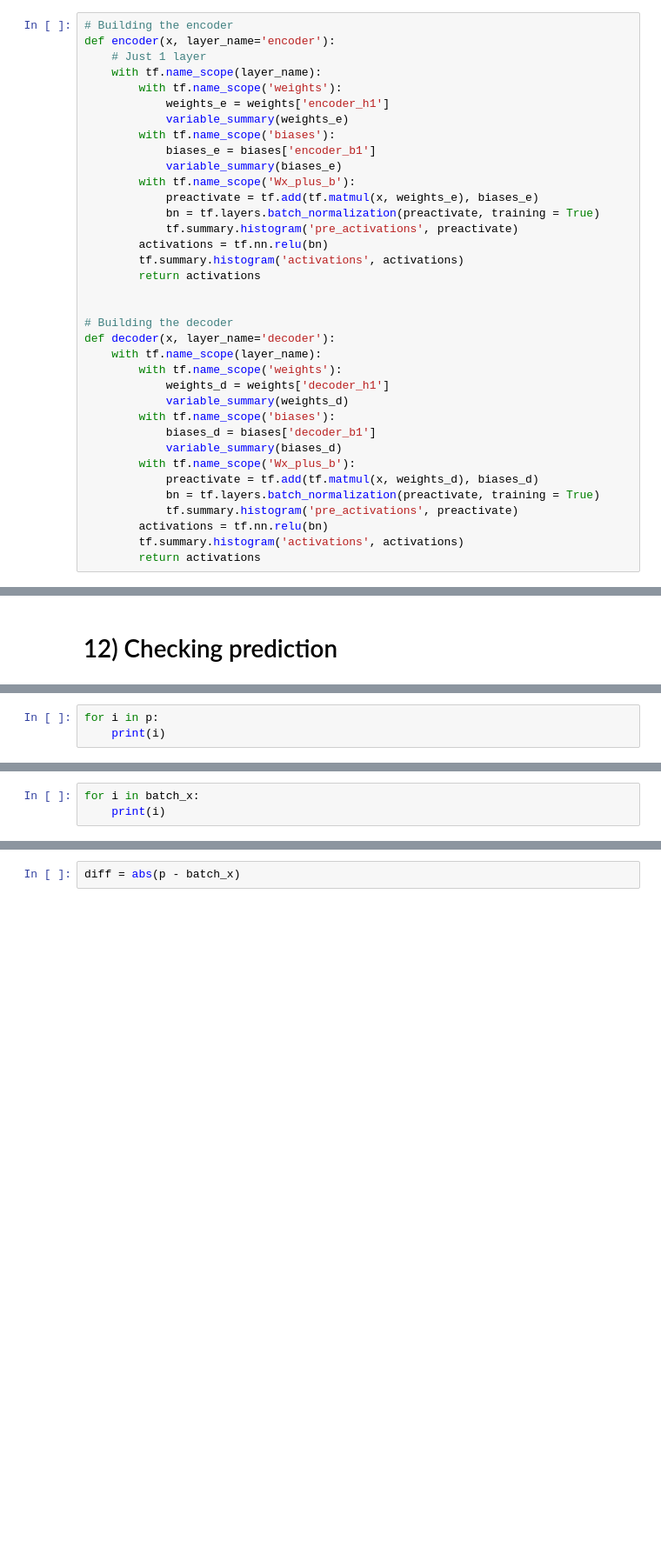
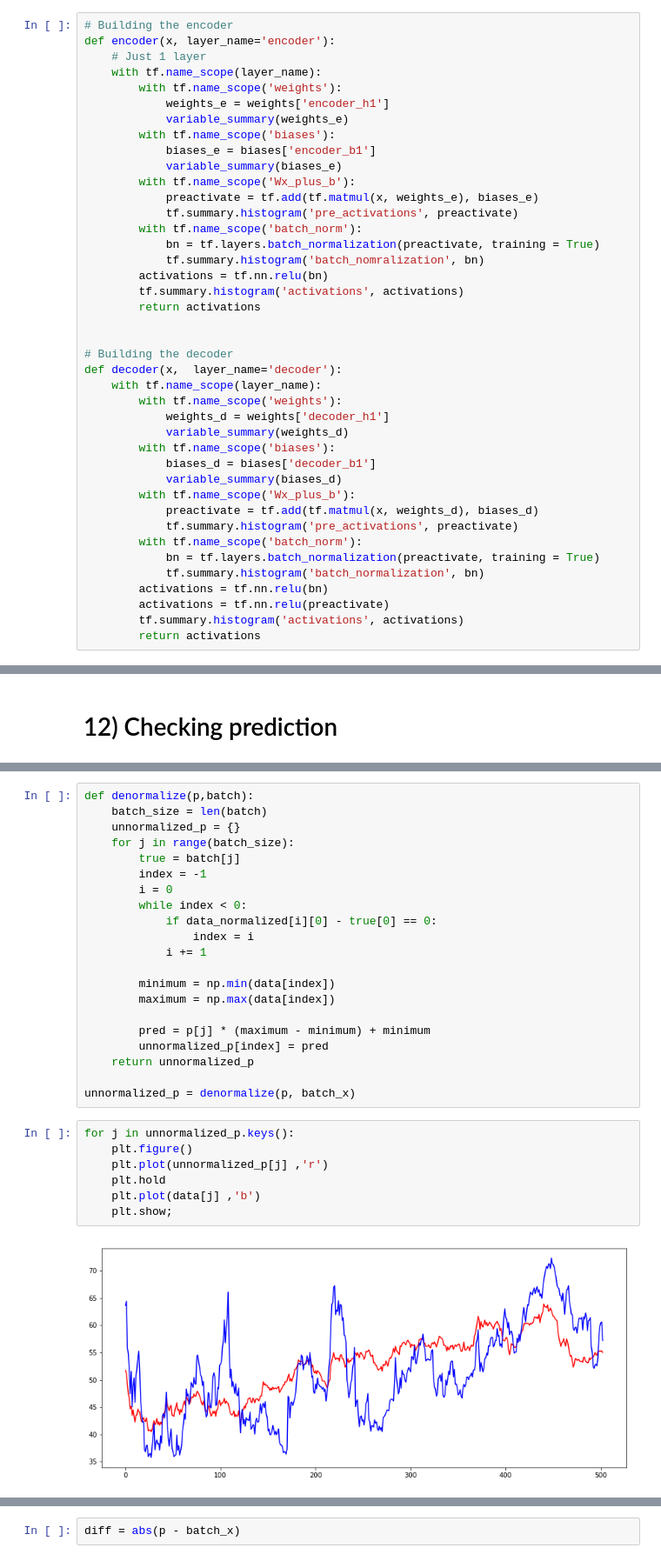
Before and after one commit to DLColumbia/DeepLearning_for_finance, a Jupyter notebook: full_02_13_18_v_abc-TENSORBOARD.ipynb, the cells around one changed output, grey strips where cells are left out. Shown: that part at 87% size. Cells and saved outputs as stored; diff of their text form; blank space fills up the shorter version.

Commit message:
version deshuffle de la branche PC plus batch normalize

```diff
--- a/full_02_13_18_v_abc-TENSORBOARD.ipynb
+++ b/full_02_13_18_v_abc-TENSORBOARD.ipynb
@@ -403,15 +418,17 @@ def encoder(x, layer_name='encoder'):
             variable_summary(biases_e)
         with tf.name_scope('Wx_plus_b'):
             preactivate = tf.add(tf.matmul(x, weights_e), biases_e)
+            tf.summary.histogram('pre_activations', preactivate)
+        with tf.name_scope('batch_norm'):
             bn = tf.layers.batch_normalization(preactivate, training = True)
-            tf.summary.histogram('pre_activations', preactivate)
+            tf.summary.histogram('batch_nomralization', bn)
         activations = tf.nn.relu(bn)
         tf.summary.histogram('activations', activations)
         return activations
 
 
 # Building the decoder
-def decoder(x, layer_name='decoder'):
+def decoder(x,  layer_name='decoder'):
     with tf.name_scope(layer_name):
         with tf.name_scope('weights'):
             weights_d = weights['decoder_h1']
@@ -421,9 +438,12 @@ def decoder(x, layer_name='decoder'):
             variable_summary(biases_d)
         with tf.name_scope('Wx_plus_b'):
             preactivate = tf.add(tf.matmul(x, weights_d), biases_d)
+            tf.summary.histogram('pre_activations', preactivate)
+        with tf.name_scope('batch_norm'):
             bn = tf.layers.batch_normalization(preactivate, training = True)
-            tf.summary.histogram('pre_activations', preactivate)
+            tf.summary.histogram('batch_normalization', bn)
         activations = tf.nn.relu(bn)
+        activations = tf.nn.relu(preactivate)
         tf.summary.histogram('activations', activations)
         return activations
 # %%
@@ -604,3 +608,0 @@ plt.show()
-# %%
-for i in p:
-    print(i)
@@ -629,3 +608,0 @@ print((1 - np.count_nonzero(p)/np.size(p))*100,"%  \'0\' values in prediction")
-# %%
-for i in batch_x:
-    print(i)
@@ -649,0 +611,30 @@ for i in batch_x:
+# %%
+def denormalize(p,batch):
+    batch_size = len(batch)
+    unnormalized_p = {}
+    for j in range(batch_size):
+        true = batch[j]
+        index = -1
+        i = 0
+        while index < 0:
+            if data_normalized[i][0] - true[0] == 0:
+                index = i
+            i += 1
+
+        minimum = np.min(data[index])
+        maximum = np.max(data[index])
+
+        pred = p[j] * (maximum - minimum) + minimum
+        unnormalized_p[index] = pred
+    return unnormalized_p
+
+unnormalized_p = denormalize(p, batch_x)
+# %%
+for j in unnormalized_p.keys():
+    plt.figure()
+    plt.plot(unnormalized_p[j] ,'r')
+    plt.hold
+    plt.plot(data[j] ,'b')
+    plt.show;
+# %% [output]
+[figure, added]
```
Also changed, not shown: parts of 28 cells of this notebook.
